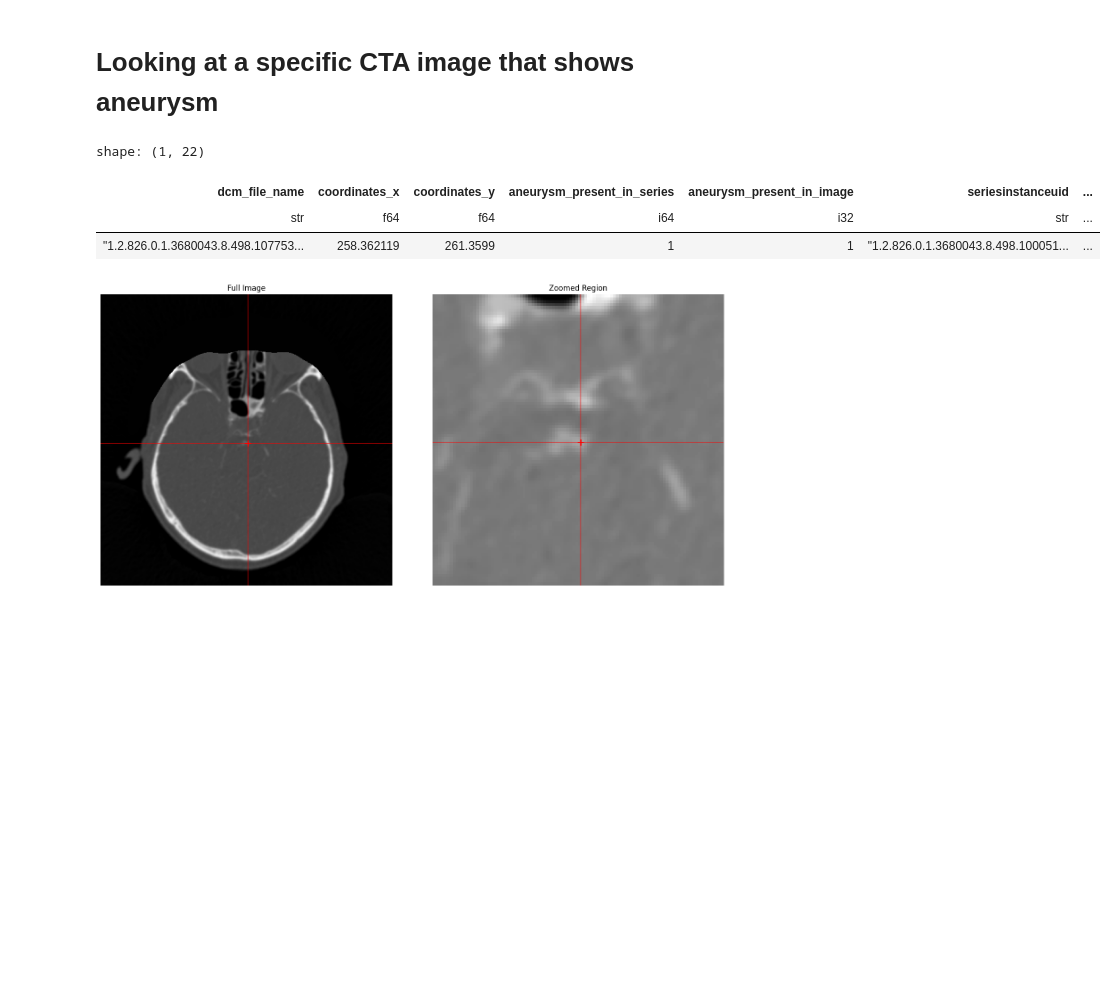
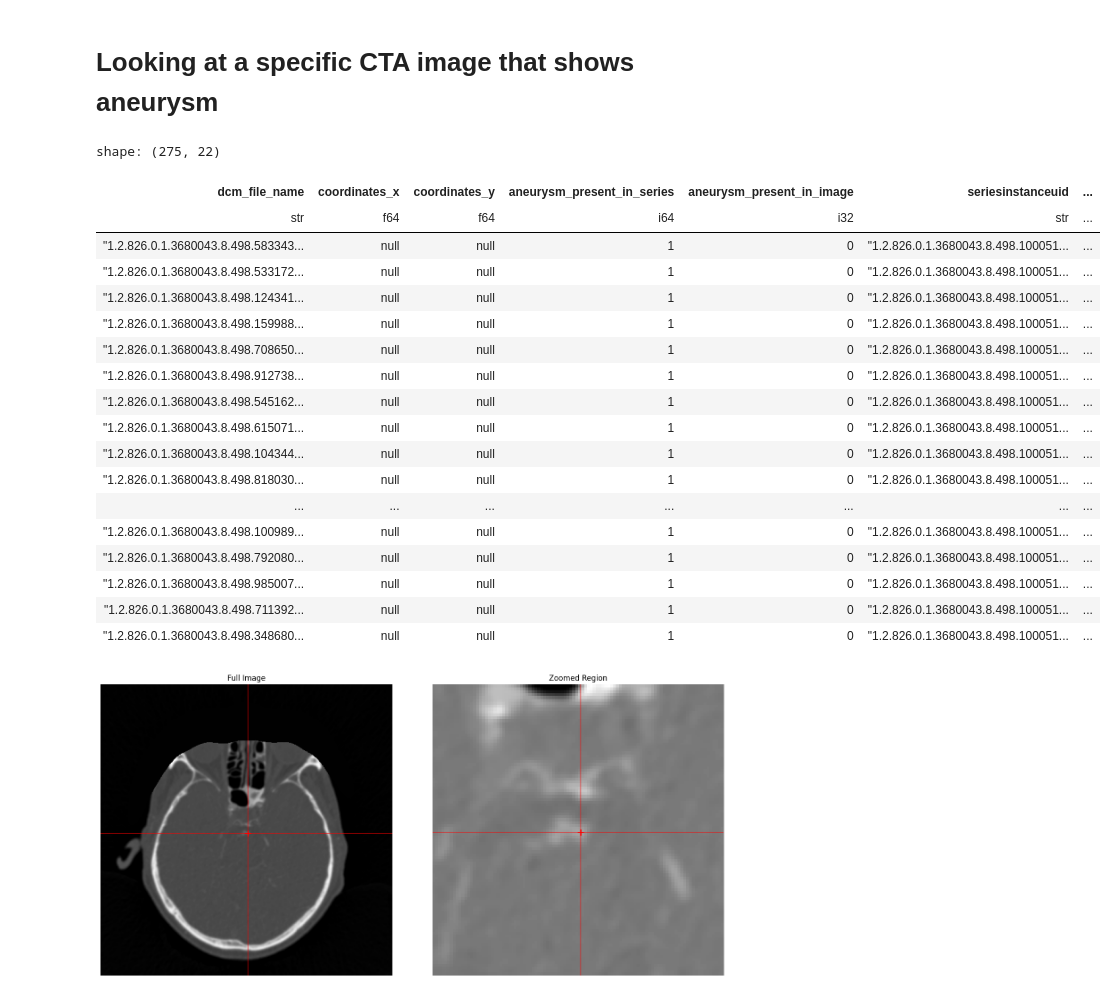
Before and after one commit to sumaniitm/RSNA_Intracranial_Aneurysm_Detection_2025, a Jupyter notebook: suman-notebook-1.ipynb, the cells around one changed output. Saved outputs shown, nothing was run; the diff lists cells and outputs as text; code cells hidden in the pictures; blank space fills up the shorter version.

```diff
--- a/suman-notebook-1.ipynb
+++ b/suman-notebook-1.ipynb
@@ -152,6 +152,22 @@ shape: (9, 3)
 └────────────┴───────────────┴───────────────┘
 # %% [markdown]
 # Get the image files for each training series and create a dataframe out of them
+# %%
+allowed_tags = ['BitsAllocated', 'BitsStored', 'Rows', 'Columns', 'FrameOfReferenceUID', 'HighBit', 'ImageOrientationPatient'
+                , 'ImagePositionPatient', 'InstanceNumber', 'Modality', 'PhotometricInterpretation'
+                , 'PixelRepresentation', 'PixelSpacing', 'PlanarConfiguration', 'RescaleIntercept', 'RescaleSlope'
+                , 'RescaleType', 'SamplesPerPixel', 'SliceThickness', 'SpacingBetweenSlices']
+
+dicom_ds = dcmread(dcm_path)
+for attr in dir(dicom_ds):
+    ##if not attr.startswith('_') and attr != 'PixelData':  # Skip private attributes and pixel data
+    if attr in allowed_tags:
+        try:
+            value = getattr(dicom_ds, attr)
+            if not callable(value) and attr != 'pixel_array':
+                print(f"{attr}: {value}")
+        except AttributeError:
+            continue
 # %%
 def create_df_from_directory(main_folder_path, file_extension=".dcm"):
     main_path = Path(main_folder_path)
@@ -178,19 +194,30 @@ def create_df_from_directory(main_folder_path, file_extension=".dcm"):
 
             # Add all files from this subfolder
             for file_path in files:
-                data.append((series_instance_uid, file_path.name))
+                try:
+                    ds = dcmread(str(file_path))
+                    row = {'series_instance_uid': series_instance_uid,'dcm_file_name': file_path.name}
+                    for tag in allowed_tags:
+                        try:
+                            value = getattr(ds, tag)
+                            if hasattr(value, '__iter__') and not isinstance(value, str):
+                                value = list(map(float, value))
+                            row[tag] = value
+                        except (AttributeError, TypeError):
+                            row[tag] = None
+                    data.append(row)
+                except Exception as e:
+                    print(f"Error processing {file_path}: {e}")
+                    continue
+                #data.append((series_instance_uid, file_path.name))
 
         if not data:
             logging.warning("No files found matching the criteria")
-            return pl.DataFrame(schema=["SeriesInstanceUID", "dcm_file_name"])
+            return pl.DataFrame(schema=["series_instance_uid", "dcm_file_name"])
 
         print("\nCreating DataFrame...")
         df = pl.DataFrame(
             data,
-            schema={
-                "SeriesInstanceUID": pl.String,
-                "dcm_file_name": pl.String
-            },
             orient="row"
         )
 
@@ -303,14 +335,29 @@ shape: (9, 3)
 # %%
 df_all_data.filter(
     (pl.col("seriesinstanceuid") == '1.2.826.0.1.3680043.8.498.10005158603912009425635473100344077317')
     &
-    (pl.col('coordinates_x').is_not_null())
+    (pl.col('coordinates_x').is_null())
 )
 # %% [output]
-shape: (1, 22)
+shape: (275, 22)
 | dcm_file_name | coordinates_x | coordinates_y | aneurysm_present_in_series | aneurysm_present_in_image | seriesinstanceuid | ... |
 | str | f64 | f64 | i64 | i32 | str | ... |
-| "1.2.826.0.1.3680043.8.498.107753... | 258.362119 | 261.3599 | 1 | 1 | "1.2.826.0.1.3680043.8.498.100051... | ... |
+| "1.2.826.0.1.3680043.8.498.583343... | null | null | 1 | 0 | "1.2.826.0.1.3680043.8.498.100051... | ... |
+| "1.2.826.0.1.3680043.8.498.533172... | null | null | 1 | 0 | "1.2.826.0.1.3680043.8.498.100051... | ... |
+| "1.2.826.0.1.3680043.8.498.124341... | null | null | 1 | 0 | "1.2.826.0.1.3680043.8.498.100051... | ... |
+| "1.2.826.0.1.3680043.8.498.159988... | null | null | 1 | 0 | "1.2.826.0.1.3680043.8.498.100051... | ... |
+| "1.2.826.0.1.3680043.8.498.708650... | null | null | 1 | 0 | "1.2.826.0.1.3680043.8.498.100051... | ... |
+| "1.2.826.0.1.3680043.8.498.912738... | null | null | 1 | 0 | "1.2.826.0.1.3680043.8.498.100051... | ... |
+| "1.2.826.0.1.3680043.8.498.545162... | null | null | 1 | 0 | "1.2.826.0.1.3680043.8.498.100051... | ... |
+| "1.2.826.0.1.3680043.8.498.615071... | null | null | 1 | 0 | "1.2.826.0.1.3680043.8.498.100051... | ... |
+| "1.2.826.0.1.3680043.8.498.104344... | null | null | 1 | 0 | "1.2.826.0.1.3680043.8.498.100051... | ... |
+| "1.2.826.0.1.3680043.8.498.818030... | null | null | 1 | 0 | "1.2.826.0.1.3680043.8.498.100051... | ... |
+| ... | ... | ... | ... | ... | ... | ... |
+| "1.2.826.0.1.3680043.8.498.100989... | null | null | 1 | 0 | "1.2.826.0.1.3680043.8.498.100051... | ... |
+| "1.2.826.0.1.3680043.8.498.792080... | null | null | 1 | 0 | "1.2.826.0.1.3680043.8.498.100051... | ... |
+| "1.2.826.0.1.3680043.8.498.985007... | null | null | 1 | 0 | "1.2.826.0.1.3680043.8.498.100051... | ... |
+| "1.2.826.0.1.3680043.8.498.711392... | null | null | 1 | 0 | "1.2.826.0.1.3680043.8.498.100051... | ... |
+| "1.2.826.0.1.3680043.8.498.348680... | null | null | 1 | 0 | "1.2.826.0.1.3680043.8.498.100051... | ... |
 # %%
 # Version with zoom functionality
 def load_and_view_single_slice_with_zoom(dcm_path, x_coord, y_coord, zoom_size=100):
```
Also changed, not shown: parts of 6 cells of this notebook.
